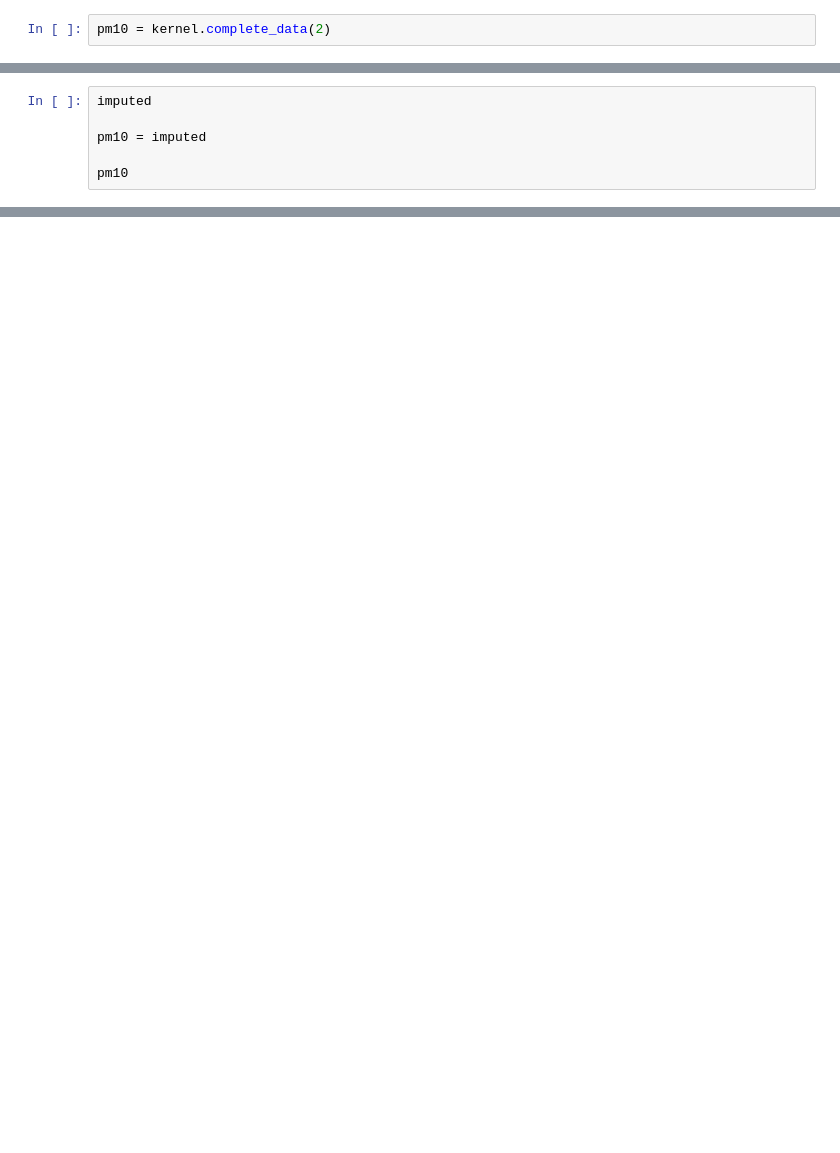
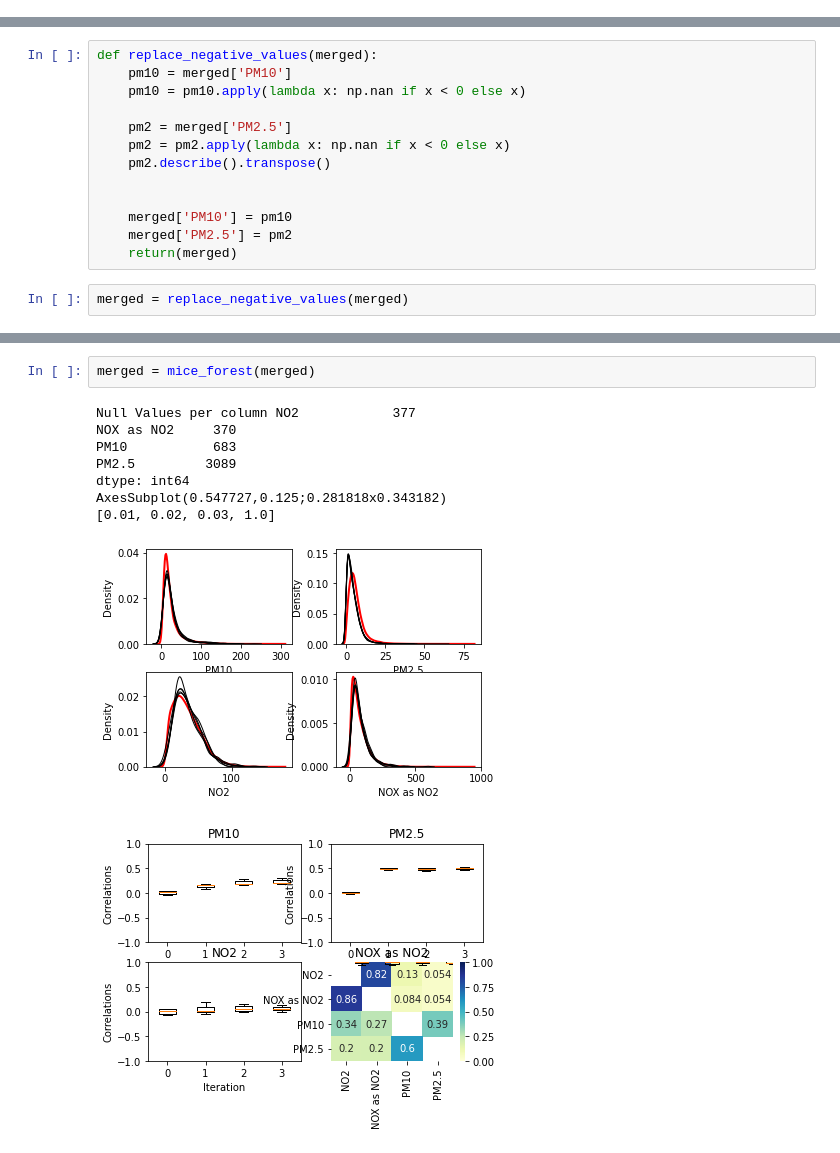
Before and after one commit to ankpandey1/Decentralised-air-quality-monitoring, a Jupyter notebook: 18644/Data Preprocessing/Data_Preprocessing.ipynb, the cells around one changed output, grey strips where cells are left out. Cells and saved outputs as stored; diff of their text form; blank space fills up the shorter version.

```diff
--- a/18644/Data Preprocessing/Data_Preprocessing.ipynb
+++ b/18644/Data Preprocessing/Data_Preprocessing.ipynb
@@ -424,2 +106,0 @@ save_all_iterations: True
-# %%
-pm10 = kernel.complete_data(2)
@@ -491,6 +106,0 @@ imputed.columns = pm10.columns
-# %%
-imputed
-
-pm10 = imputed
-
-pm10
@@ -548,0 +132,15 @@ merged['PM10'] = merged['PM10'].fillna(axis=0, method='backfill', limit=1)
+# %%
+def replace_negative_values(merged):
+    pm10 = merged['PM10']
+    pm10 = pm10.apply(lambda x: np.nan if x < 0 else x)
+
+    pm2 = merged['PM2.5']
+    pm2 = pm2.apply(lambda x: np.nan if x < 0 else x)
+    pm2.describe().transpose()
+
+
+    merged['PM10'] = pm10
+    merged['PM2.5'] = pm2
+    return(merged)
+# %%
+merged = replace_negative_values(merged)
@@ -548,0 +149,12 @@ merged['PM10'] = merged['PM10'].fillna(axis=0, method='backfill', limit=1)
+# %%
+merged = mice_forest(merged)
+# %% [output]
+Null Values per column NO2            377
+NOX as NO2     370
+PM10           683
+PM2.5         3089
+dtype: int64
+AxesSubplot(0.547727,0.125;0.281818x0.343182)
+[0.01, 0.02, 0.03, 1.0]
+[figure, added]
+[figure, added]
```
Also changed, not shown: parts of 93 cells of this notebook, 1 other file.
